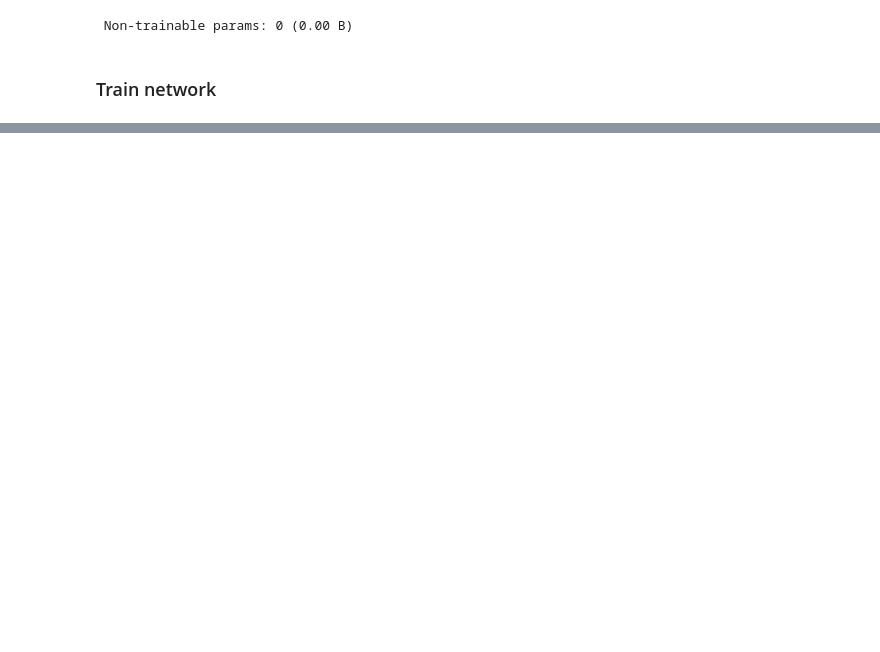
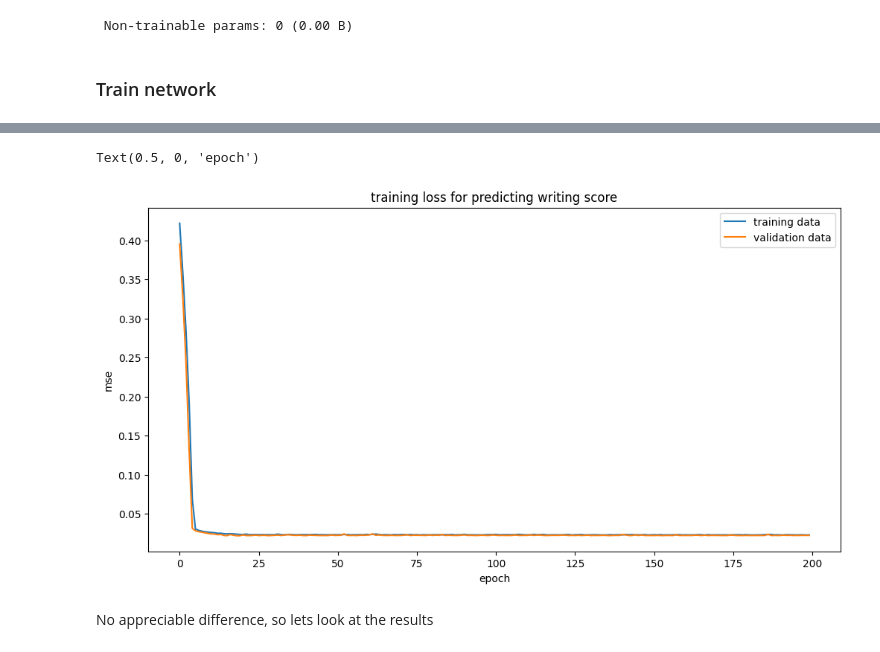
Before and after one commit to unded666/MeshTask, a Jupyter notebook: Student Score Analysis.ipynb, the cells around one changed output, grey strips where cells are left out. Cells and saved outputs as stored; diff of their text form; code cells hidden in the pictures; blank space fills up the shorter version.

```diff
--- a/Student Score Analysis.ipynb
+++ b/Student Score Analysis.ipynb
@@ -451,0 +488,4 @@ Model: "sequential"
+# %%
+NN_bigger = create_feedforward_network(input_dim=4, width = 10, depth = 10)
+# %%
+history = NN_bigger.fit(x=train_x, y=train_y, validation_data=(val_x, val_y), epochs = 200)
@@ -451,0 +510,13 @@ Model: "sequential"
+# %%
+plt.rcParams['figure.figsize'] = (12,6)
+plt.plot(history.history['loss'], label = 'training data')
+plt.plot(history.history['val_loss'], label = 'validation data')
+plt.title ('training loss for predicting writing score')
+plt.legend()
+plt.ylabel('mse')
+plt.xlabel('epoch')
+# %% [output]
+Text(0.5, 0, 'epoch')
+[figure, added]
+# %% [markdown]
+No appreciable difference, so lets look at the results
```
Also changed, not shown: parts of 21 cells of this notebook.
